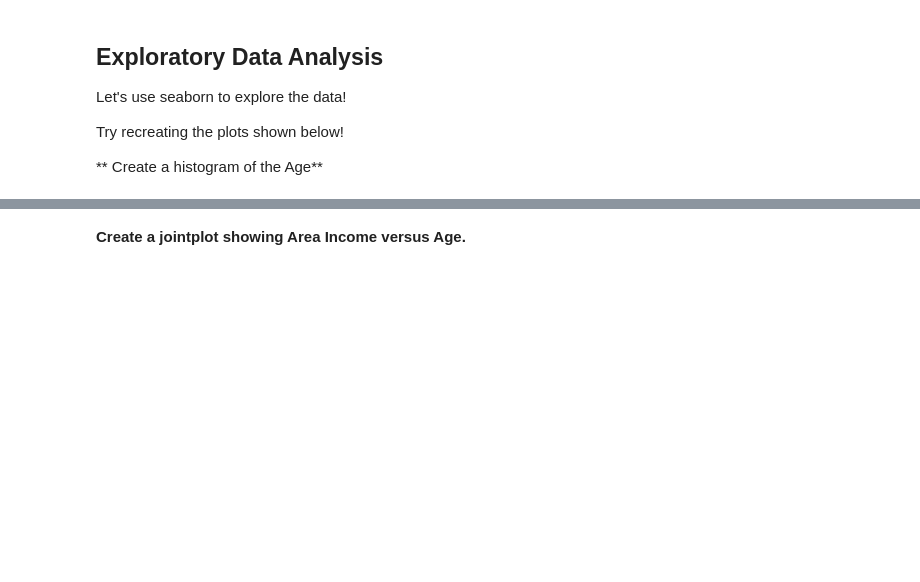
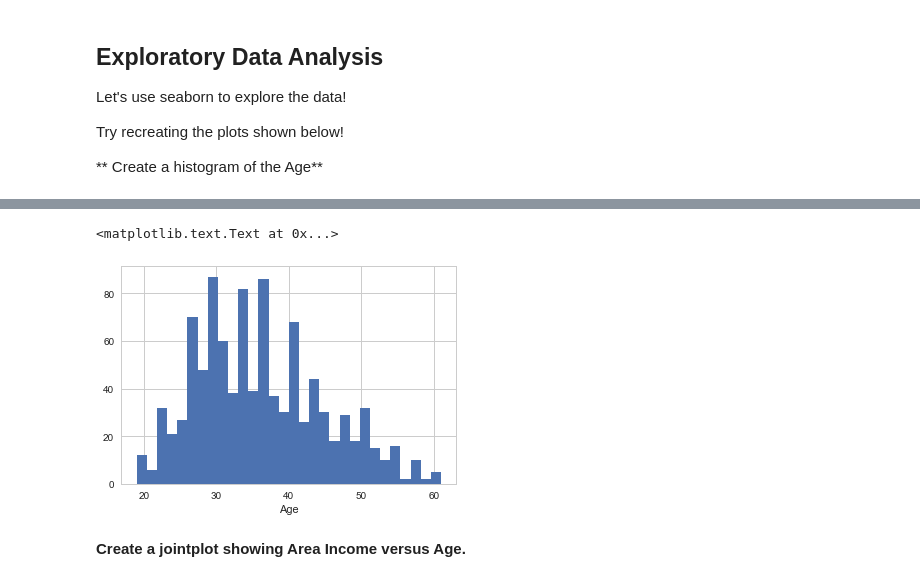
Before and after one commit to kwarodom/sidtechtalent, a Jupyter notebook: ML-Week2/Lecture8 Supervised Learning - Logistic Regression/Logistic Regression Project .ipynb, the cells around one changed output, grey strips where cells are left out. Drawn from its saved outputs; the diff is of its cells as text; code cells hidden in the pictures; blank space fills up the shorter version.

```diff
--- a/ML-Week2/Lecture8 Supervised Learning - Logistic Regression/Logistic Regression Project .ipynb
+++ b/ML-Week2/Lecture8 Supervised Learning - Logistic Regression/Logistic Regression Project .ipynb
@@ -22,5 +28,7 @@ This data set contains the following features:
 # %% [markdown]
 ## Get the Data
 **Read in the advertising.csv file and set it to a data frame called ad_data.**
+# %%
+ad_data = pd.read_csv('advertising.csv')
 # %% [markdown]
 **Check the head of ad_data**
@@ -77,2 +84,9 @@ Try recreating the plots shown below!
+# %%
+sns.set_style('whitegrid')
+ad_data['Age'].hist(bins=30)
+plt.xlabel('Age')
+# %% [output]
+<matplotlib.text.Text at 0x...>
+[figure, added]
 # %% [markdown]
 **Create a jointplot showing Area Income versus Age.**
```
Also changed, not shown: parts of 26 cells of this notebook, 2 other files.
